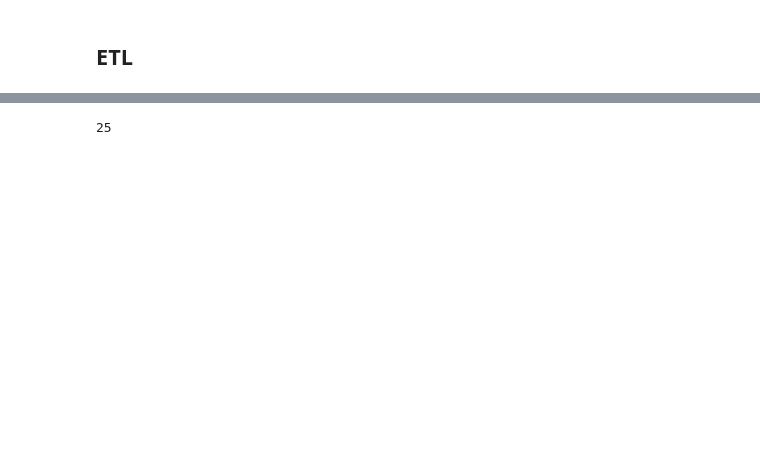
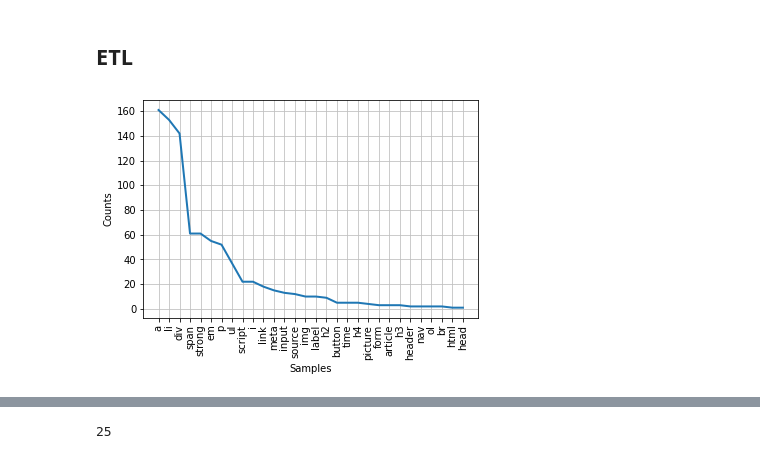
Before and after one commit to kchauxs/procesamiento_lenguaje_natural, a Jupyter notebook: Entrega/main.ipynb, the cells around one changed output, grey strips where cells are left out. Drawn from its saved outputs; the diff is of its cells as text; code cells hidden in the pictures; blank space fills up the shorter version.

```diff
--- a/Entrega/main.ipynb
+++ b/Entrega/main.ipynb
@@ -146 +147,5 @@ palabras = palabras[:60]
+# %%
+def frecuenciaEtiquetasHtml(imprimir=False):
+    setTag = [x.name for x in soup.find_all(True)]
+    return frecuenciaPalabras(setTag,imprimir)
 # %%
@@ -147,0 +154,4 @@ nuevas_palabras = [palabra for palabra in palabras if palabra not in ['SQL','sql
+# %%
+vizualizarTokens(frecuenciaEtiquetasHtml(imprimir=False))
+# %% [output]
+[figure, added]
```
Also changed, not shown: parts of 19 cells of this notebook.
